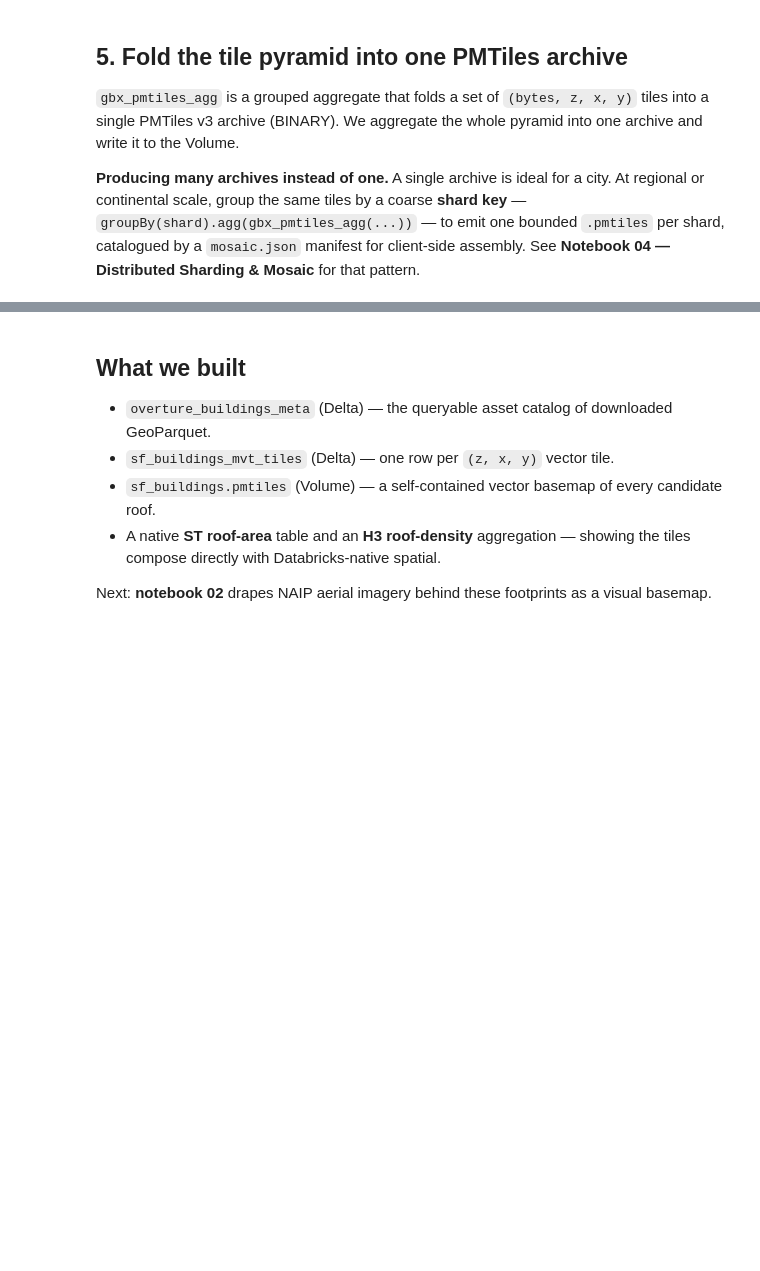
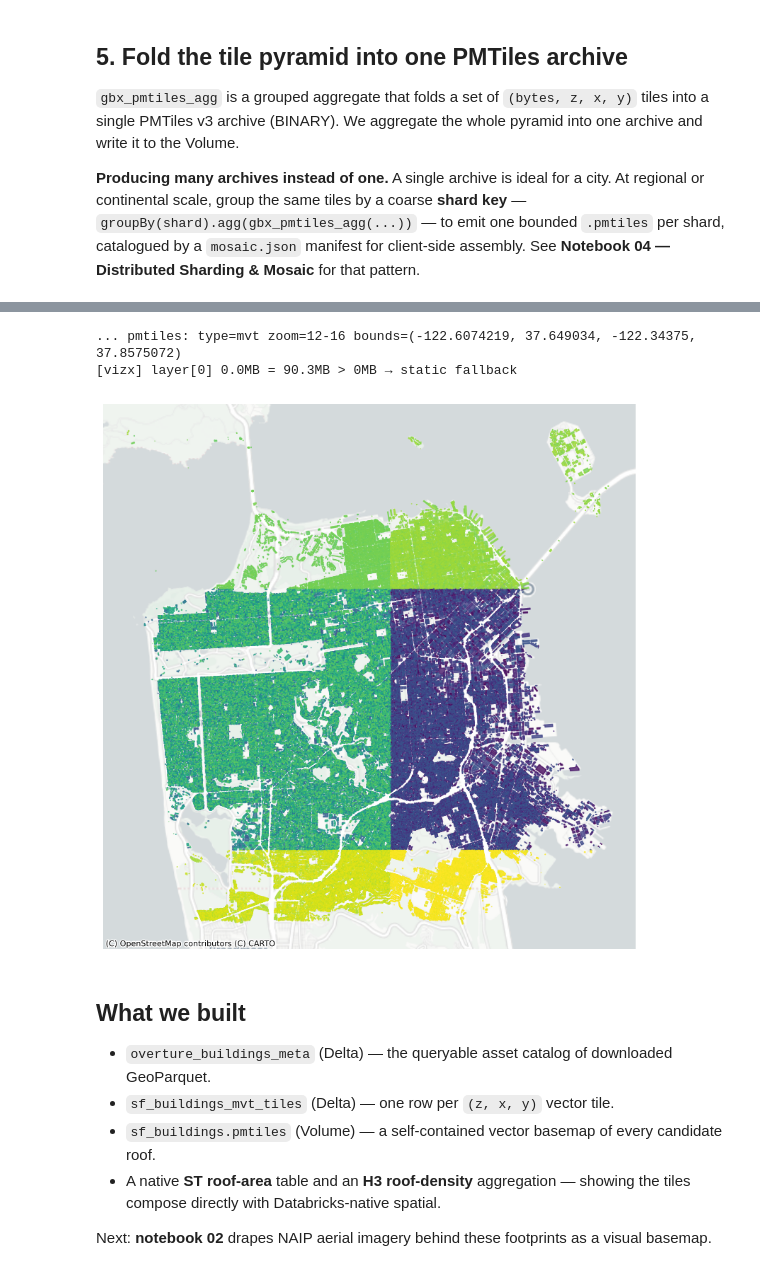
Before and after one commit to a0x8o/geobrix, a Jupyter notebook: notebooks/examples/helios/01. Vector Engine (MVT).ipynb, the cells around one changed output, grey strips where cells are left out. Cells and saved outputs as stored; diff of their text form; code cells hidden in the pictures; blank space fills up the shorter version.

```diff
--- a/notebooks/examples/helios/01. Vector Engine (MVT).ipynb
+++ b/notebooks/examples/helios/01. Vector Engine (MVT).ipynb
@@ -25,3 +35,7 @@ FORCE_REBUILD = False
+# %%
+# Toggles (also overridable per-notebook in a cell right after %run ./config_nb):
+FORCE_REBUILD = False      # True (default False) -> re-create tables / re-download / re-tile (skip-guards off)
+INTERACTIVE_PLOTS = False  # False (default) -> fast static maps that render on GitHub; True -> interactive maps
 # %% [markdown]
 ## 1. Discover Overture building assets for the SF AOI
 
@@ -272,3 +322,31 @@ show_pmtiles(PMTILES_PATH)
+# %%
+# Build a compact, simplified overview ONCE so it embeds interactively: tippecanoe
+# drop_densest adds real low-zoom levels the gbx pyramid lacks. The full
+# gbx_pmtiles_agg archive (PMTILES_PATH) stays the analysis/sharding artifact.
+# Skip-guard: reuse the overview on re-runs unless FORCE_REBUILD.
+if INTERACTIVE_PLOTS:
+    OVERVIEW_PATH = f"{TILES_DIR}/sf_buildings_overview.pmtiles"
+    if FORCE_REBUILD or not os.path.exists(OVERVIEW_PATH):
+        simplify_tiles_from_source(
+            buildings,
+            spec={"min_z": 0, "max_z": 12, "drop_densest": True},
+            geom_col="geometry",
+            out_path=OVERVIEW_PATH,
+        )
+        print(f"... wrote {OVERVIEW_PATH} ({os.path.getsize(OVERVIEW_PATH):,} bytes)")
+    else:
+        print(f"... {OVERVIEW_PATH} exists (skip; FORCE_REBUILD=False)")
+
+    # View through the INTERACTIVE_PLOTS toggle: static image (default, GitHub-renderable)
+    # or an interactive MapLibre map (INTERACTIVE_PLOTS=True). emphasis="data" (default)
+    # makes the buildings pop over the basemap; downzoom auto-fits to the cell budget.
+    show_pmtiles(OVERVIEW_PATH)
+else:
+    show_pmtiles(PMTILES_PATH, emphasis="blend")
+# %% [output]
+... pmtiles: type=mvt zoom=12-16 bounds=(-122.6074219, 37.649034, -122.34375, 37.8575072)
+[vizx] layer[0] 0.0MB = 90.3MB > 0MB → static fallback
+[figure, added]
 # %% [markdown]
 ## What we built
 
```
Also changed, not shown: parts of 20 cells of this notebook, 2 other files.
